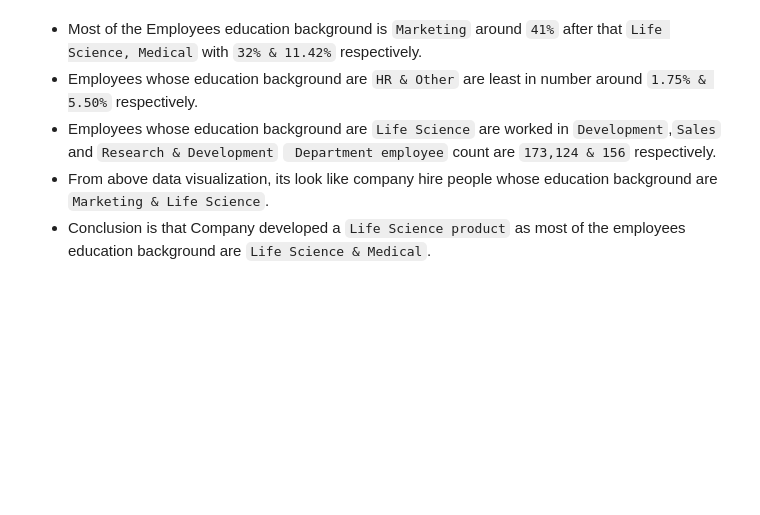
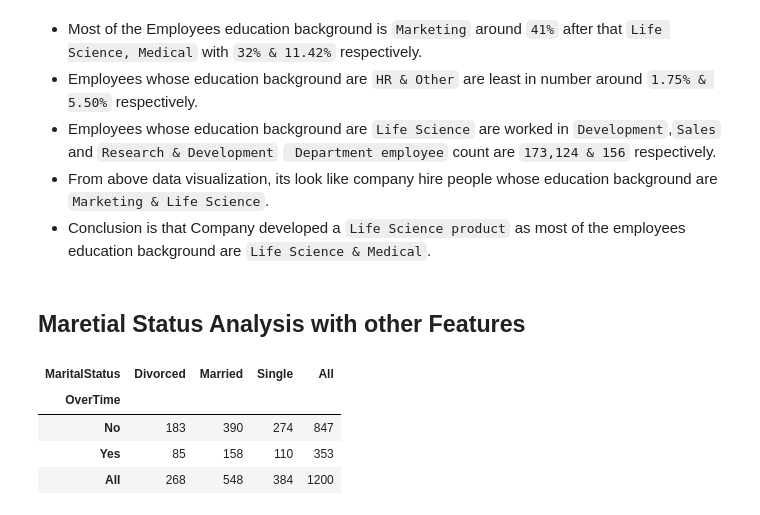
Before and after one commit to 21Ovi/Employee-Performance-Analysis, a Jupyter notebook: Visualize.ipynb, the cells around one changed output. Saved outputs shown, nothing was run; the diff lists cells and outputs as text; code cells hidden in the pictures; blank space fills up the shorter version.

```diff
--- a/Visualize.ipynb
+++ b/Visualize.ipynb
@@ -166,3 +166,13 @@ plt.show()
 * Employees whose education background are `Life Science` are worked in `Development`,`Sales` and `Research & Development` ` Department employee` count are `173,124 & 156` respectively.
 * From above data visualization, its look like company hire people whose education background are `Marketing & Life Science`.
 * Conclusion is that Company developed a `Life Science product` as most of the employees education background are `Life Science & Medical`.
+# %% [markdown]
+## Maretial Status Analysis with other Features
+# %%
+pd.crosstab(data.OverTime, data.MaritalStatus, margins=True)
+# %% [output]
+| MaritalStatus | Divorced | Married | Single | All |
+| OverTime |  |  |  |  |
+| No | 183 | 390 | 274 | 847 |
+| Yes | 85 | 158 | 110 | 353 |
+| All | 268 | 548 | 384 | 1200 |
```
Also changed, not shown: parts of 2 cells of this notebook.
